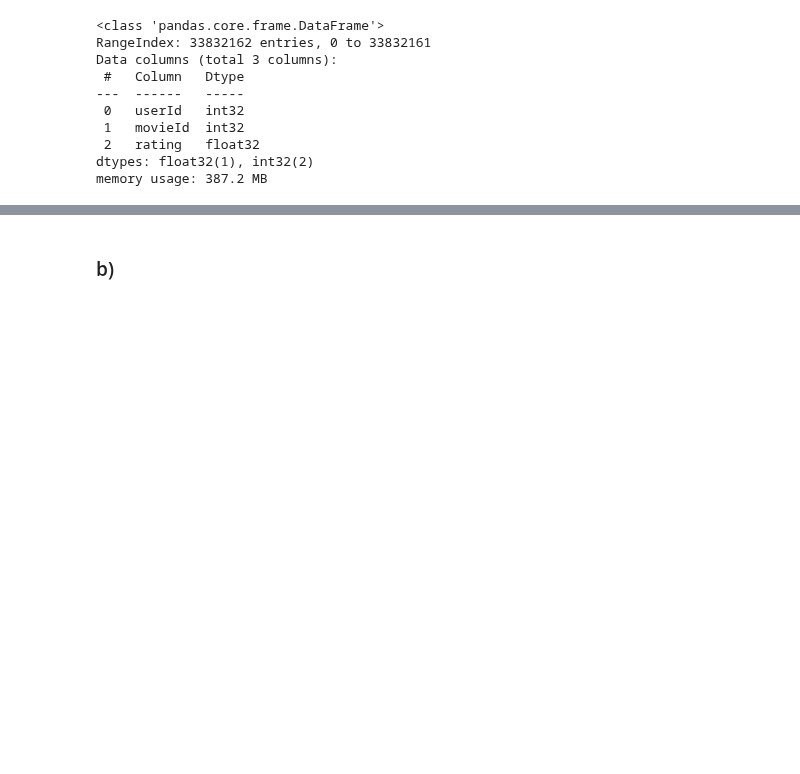
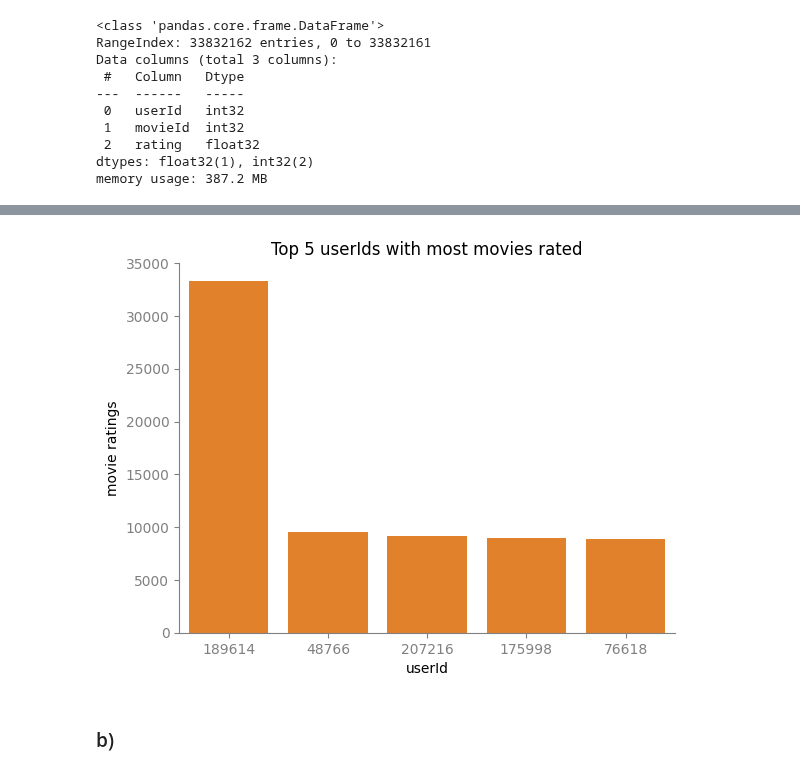
Before and after one commit to LordOfTurtles/AI-Erik-Johansson-OPA23, a Jupyter notebook: labs/labb1.ipynb, the cells around one changed output, grey strips where cells are left out. Drawn from its saved outputs; the diff is of its cells as text; code cells hidden in the pictures; blank space fills up the shorter version.

Commit message:
graph adjustment

```diff
--- a/labs/labb1.ipynb
+++ b/labs/labb1.ipynb
@@ -79,0 +65,5 @@ Name: count, dtype: int64
+# %%
+top5_users = df_ratings["userId"].value_counts().index.tolist()[:5]
+top5_user_ratings = df_ratings["userId"].value_counts().tolist()[:5]
+df_ratings_per_user = pd.DataFrame({"userId": top5_users, "ratings": top5_user_ratings})
+df_ratings_per_user
@@ -80,3 +77,22 @@ Name: count, dtype: int64
+# %%
+import seaborn as sns
+import numpy as np
+
+result = df_ratings_per_user.groupby(["userId"])["ratings"].aggregate(np.median).reset_index().sort_values("ratings", ascending=False)
+
+ax = sns.barplot(x="userId", y="ratings", data=df_ratings_per_user, order=result["userId"])
+sns.barplot(x=df_ratings_per_user["userId"], y=df_ratings_per_user["ratings"])
+ax.set(
+    ylabel="movie ratings",
+    xlabel="userId",
+    title="Top 5 userIds with most movies rated",
+    ylim=(0, 35000)
+)
+ax.spines[["top", "right"]].set_visible(False)
+ax.spines[["bottom", "left"]].set_color("gray")
+ax.tick_params(colors="gray")
+# %% [output]
+[figure, added]
 # %% [markdown]
 ### b)
 # %%
```
Also changed, not shown: parts of 16 cells of this notebook.
